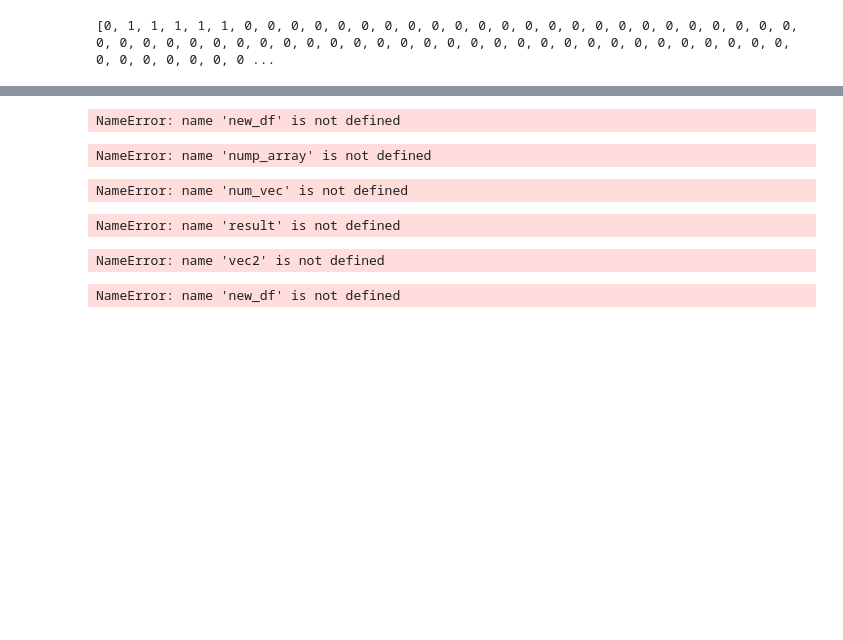
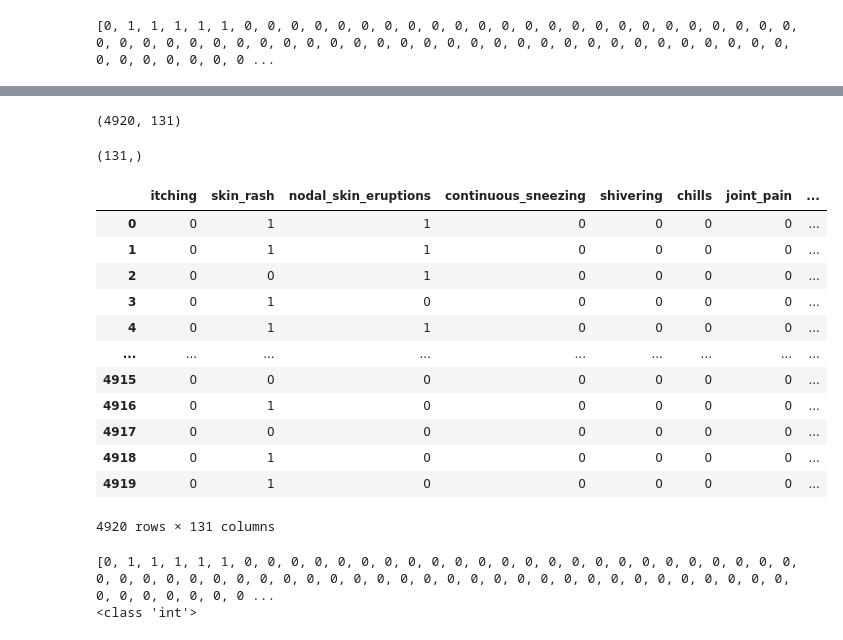
Before and after one commit to horlatayorr/Doctor-recommendation-system, a Jupyter notebook: HospitalManagement/notebooks/doctor_recommendations.ipynb, the cells around one changed output, grey strips where cells are left out. Cells and saved outputs as stored; diff of their text form; code cells hidden in the pictures; blank space fills up the shorter version.

```diff
--- a/HospitalManagement/notebooks/doctor_recommendations.ipynb
+++ b/HospitalManagement/notebooks/doctor_recommendations.ipynb
@@ -25,7 +7,7 @@ import re
 import pandas as pd
 import numpy as np
 import math
-df = pd.read_csv("/content/Training.csv")
+df = pd.read_csv("../datasets/Training.csv")
 stop_words = ['i',
  'me',
  'my',
@@ -283,7 +267,7 @@ print(vec2)
 # %% [output]
 [1, 0, 0, 1, 1, 0, 1, 1, 0, 0, 0, 0, 0, 0, 0, 0, 0, 0, 0, 0, 0, 0, 0, 0, 0, 0, 0, 0, 0, 0, 0, 0, 0, 0, 0, 0, 0, 0, 0, 0, 0, 0, 0, 0, 0, 0, 0, 0, 0, 0, 0, 0, 0, 0, 0, 0, 0, 0, 0, 0, 0, 0, 0, 0, 0, 0, 0 ...
 # %%
-df.drop(["Unnamed: 133"], axis=1, inplace=True)
+# df.drop(["Unnamed: 133"], axis=1, inplace=True)
 # %%
 new_df = df.iloc[:, :-2]
 new_df.head()
@@ -369,29 +384,38 @@ NameError: name 'new_df' is not defined
 # %%
 nump_array = new_df.to_numpy()
 num_vec = np.array(vec2)
-# %% [output]
-NameError: name 'new_df' is not defined
 # %%
 nump_array.shape
 # %% [output]
-NameError: name 'nump_array' is not defined
+(4920, 131)
 # %%
 num_vec.shape
 # %% [output]
-NameError: name 'num_vec' is not defined
+(131,)
-# %%
-result
-# %% [output]
-NameError: name 'result' is not defined
+# %%
+df_result
+# %% [output]
+|  | itching | skin_rash | nodal_skin_eruptions | continuous_sneezing | shivering | chills | joint_pain | ... |
+| 0 | 0 | 1 | 1 | 0 | 0 | 0 | 0 | ... |
+| 1 | 0 | 1 | 1 | 0 | 0 | 0 | 0 | ... |
+| 2 | 0 | 0 | 1 | 0 | 0 | 0 | 0 | ... |
+| 3 | 0 | 1 | 0 | 0 | 0 | 0 | 0 | ... |
+| 4 | 0 | 1 | 1 | 0 | 0 | 0 | 0 | ... |
+| ... | ... | ... | ... | ... | ... | ... | ... | ... |
+| 4915 | 0 | 0 | 0 | 0 | 0 | 0 | 0 | ... |
+| 4916 | 0 | 1 | 0 | 0 | 0 | 0 | 0 | ... |
+| 4917 | 0 | 0 | 0 | 0 | 0 | 0 | 0 | ... |
+| 4918 | 0 | 1 | 0 | 0 | 0 | 0 | 0 | ... |
+| 4919 | 0 | 1 | 0 | 0 | 0 | 0 | 0 | ... |
+4920 rows × 131 columns
 # %%
 print(vec2)
 print(type(vec2[0]))
 # %% [output]
-NameError: name 'vec2' is not defined
+[0, 1, 1, 1, 1, 1, 0, 0, 0, 0, 0, 0, 0, 0, 0, 0, 0, 0, 0, 0, 0, 0, 0, 0, 0, 0, 0, 0, 0, 0, 0, 0, 0, 0, 0, 0, 0, 0, 0, 0, 0, 0, 0, 0, 0, 0, 0, 0, 0, 0, 0, 0, 0, 0, 0, 0, 0, 0, 0, 0, 0, 0, 0, 0, 0, 0, 0 ...
+<class 'int'>
 # %%
-new_df.to_csv("updated_training_data.csv")
+new_df.to_csv("../datasets/updated_training_data.csv")
-# %% [output]
-NameError: name 'new_df' is not defined
 # %%
 import csv
 def get_cosine_similarities():
```
Also changed, not shown: parts of 26 cells of this notebook, 1 other file.
